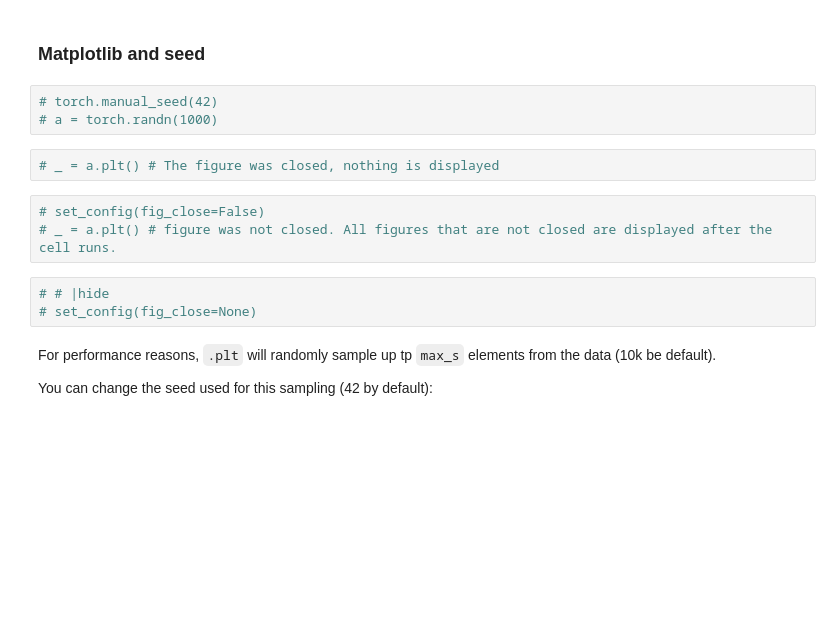
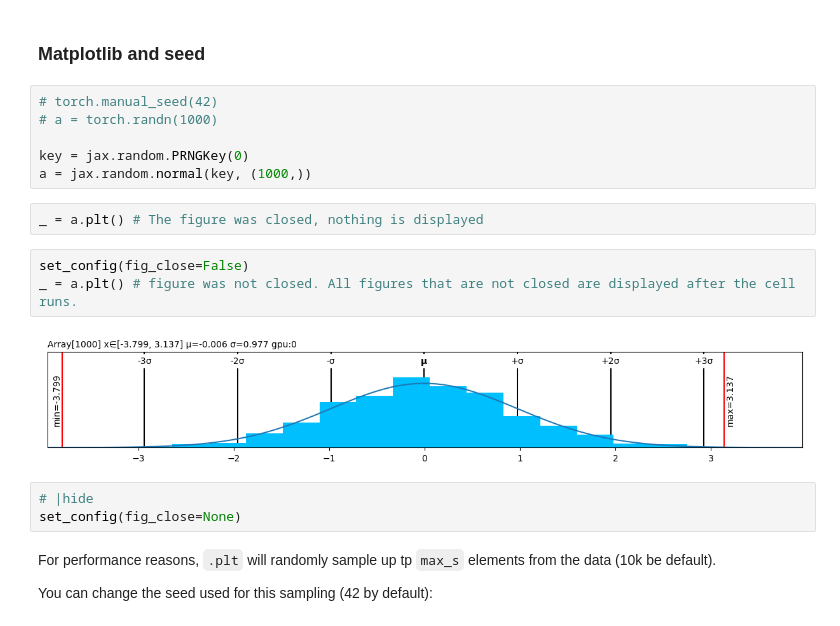
Before and after one commit to xl0/lovely-jax, a Jupyter notebook: nbs/03a_utils.config.ipynb, the cells around one changed output. Saved outputs shown, nothing was run; the diff lists cells and outputs as text; blank space fills up the shorter version.

```diff
--- a/nbs/03a_utils.config.ipynb
+++ b/nbs/03a_utils.config.ipynb
@@ -225,14 +226,19 @@ Array[3] μ=1.500 σ=0.707 NaN! gpu:0 [1.000, 2.000, nan]
 # %%
 # torch.manual_seed(42)
 # a = torch.randn(1000)
+
+key = jax.random.PRNGKey(0)
+a = jax.random.normal(key, (1000,))
 # %%
-# _ = a.plt() # The figure was closed, nothing is displayed
+_ = a.plt() # The figure was closed, nothing is displayed
 # %%
-# set_config(fig_close=False)
-# _ = a.plt() # figure was not closed. All figures that are not closed are displayed after the cell runs.
+set_config(fig_close=False)
+_ = a.plt() # figure was not closed. All figures that are not closed are displayed after the cell runs.
+# %% [output]
+[figure, added]
 # %%
-# # |hide
-# set_config(fig_close=None)
+# |hide
+set_config(fig_close=None)
 # %% [markdown]
 For performance reasons, <code>.plt</code> will randomly sample up tp `max_s` elements from the data (10k be default).
 
```
Also changed, not shown: parts of 14 cells of this notebook, 5 other files.
